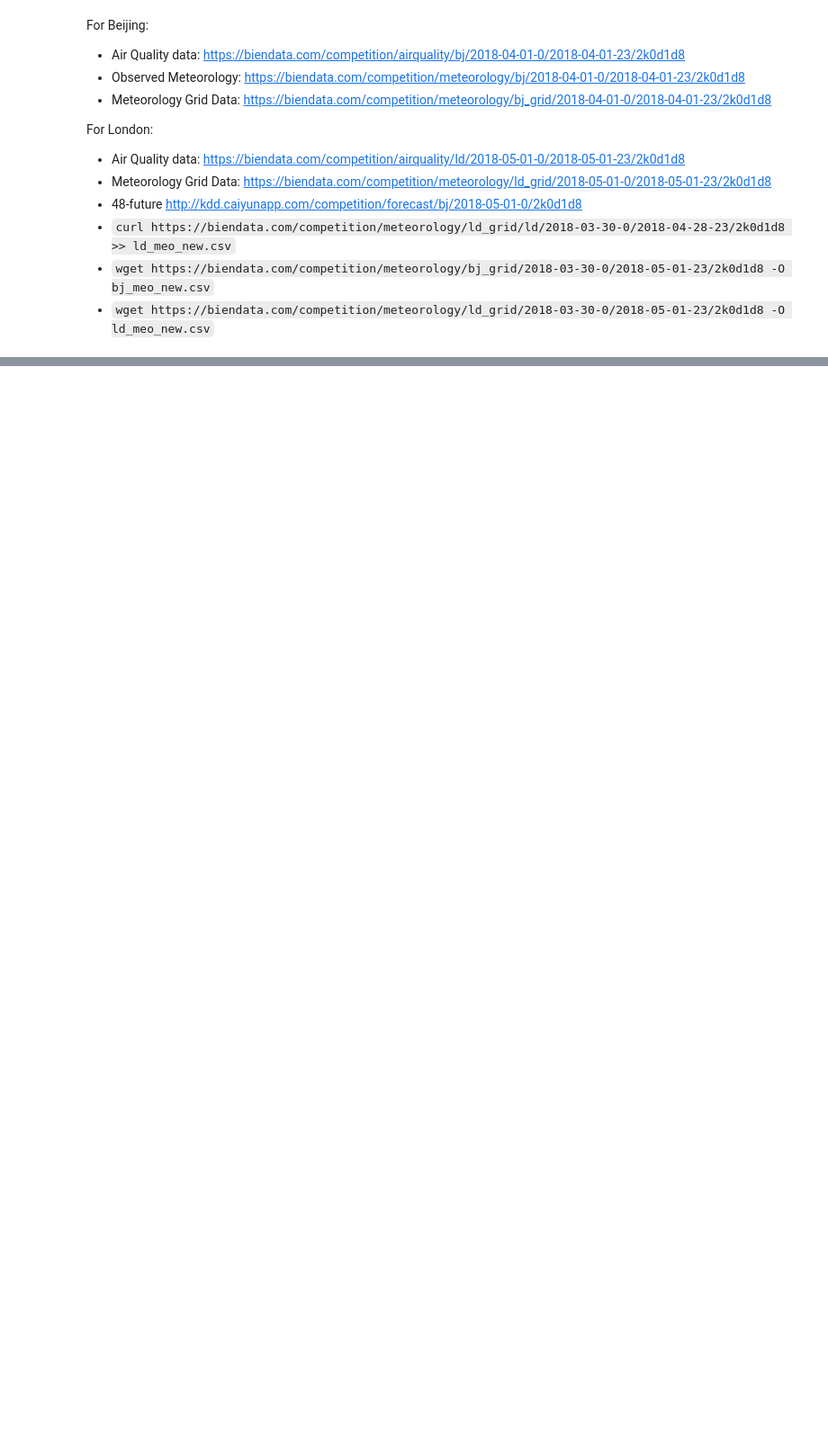
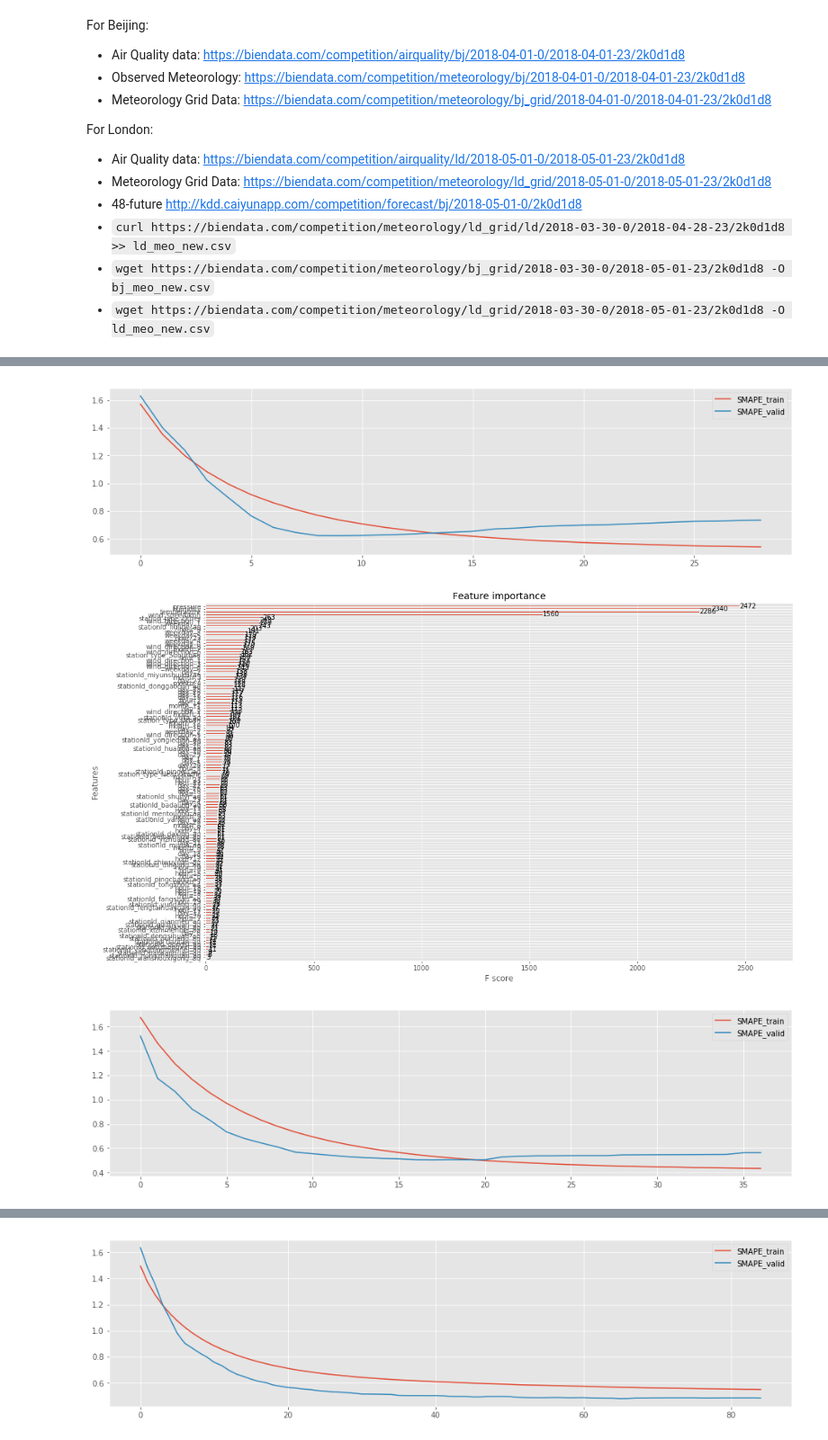
Before and after one commit to tnlin/kdd_2018, a Jupyter notebook: tony/bj_preprocessing.ipynb, the cells around one changed output, grey strips where cells are left out. Shown at 90% size. Drawn from its saved outputs; the diff is of its cells as text; code cells hidden in the pictures; blank space fills up the shorter version.

```diff
--- a/tony/bj_preprocessing.ipynb
+++ b/tony/bj_preprocessing.ipynb
@@ -36,0 +74,63 @@ df_ = pd.concat(dfs)
+# %%
+X_cols_exclude = [ 'PM2.5', 'PM10', 'O3', 'Station_ID', 'SiteName', 'api_data', 'need_prediction', 'historical_data',
+                  'utc_time', 'pressure_pred', 'temperature_pred', 'wind_direction_pred', 'wind_speed/kph_pred',
+                  'humidity_pred', 'index', 'longitude', 'latitude', 'stationName', 'weekofyear']
+X_cols = [col for col in df.columns if col not in X_cols_exclude]
+
+valid_time = (pd.datetime.now(pytz.utc)-pd.DateOffset(2)).strftime('%Y-%m-%d 00:00:00')
+test_time = pd.datetime.now(pytz.utc).strftime('%Y-%m-%d 00:00:00')
+
+if city=='ld':
+    df = df.drop(df[df.need_prediction.isnull() & (df['PM2.5'].isnull() | df['PM10'].isnull())].index)
+df_train = df[df.utc_time < valid_time]
+df_valid = df[(df.utc_time >= valid_time) & (df.utc_time < test_time)]
+df_test = df[df.utc_time >= test_time]
+if city=='ld':
+    df_test = df_test[df_test.need_prediction==1]
+
+X_train = df_train[X_cols]
+X_valid = df_valid[X_cols]
+X_test = df_test[X_cols]
+# %%
+# %%time
+y_cols = ['PM2.5', 'PM10', 'O3'] if city=='bj' else ['PM2.5', 'PM10']
+
+bsts = []
+gpu_reses = []
+for y_col in y_cols:
+    y_train = df_train[y_col]
+    y_valid = df_valid[y_col]
+    y_test = df_test[y_col]
+
+    dtrain = xgb.DMatrix(X_train, y_train)
+    dvalid = xgb.DMatrix(X_valid, y_valid, nthread=-1)
+    dtest = xgb.DMatrix(X_test, nthread=-1)
+
+    param = {
+        'max_depth': 10,
+        'learning_rate': 0.05,
+        'n_estimators': 5000,
+        'colsample_bytree': 0.7,
+        'subsample': 0.9,
+        'min_child_weight': 2,
+        'reg_alpha': 0.001,
+        'objective':'gpu:reg:linear',
+        'tree_method': 'gpu_hist',
+        'random_state': 0,
+    }
+
+    watchlist = [(dtrain, 'train'), (dvalid, 'valid')]
+    gpu_res = {}
+    bst = xgb.train(param, dtrain, num_boost_round=300, evals=watchlist , feval=SMAPE,
+                    early_stopping_rounds=20, evals_result=gpu_res)
+
+    bsts.append(bst)
+    gpu_reses.append(gpu_res)
+
+    df_metric = pd.concat([pd.DataFrame(gpu_res['train']['SMAPE']), pd.DataFrame(gpu_res['valid']['SMAPE'])], axis=1)
+    df_metric.columns = ['SMAPE_train', 'SMAPE_valid']
+    df_metric.plot(figsize=(16, 4))
+
+    fig, ax = plt.subplots(figsize=(16, 10))
+    xgb.plot_importance(bst, ax=ax)
+# %% [output]
@@ -36,0 +154,3 @@ df_ = pd.concat(dfs)
+[figure, added]
+[figure, added]
+[figure, added]
@@ -36,0 +158 @@ df_ = pd.concat(dfs)
+[figure, added]
```
Also changed, not shown: parts of 20 cells of this notebook, 9 other files.
